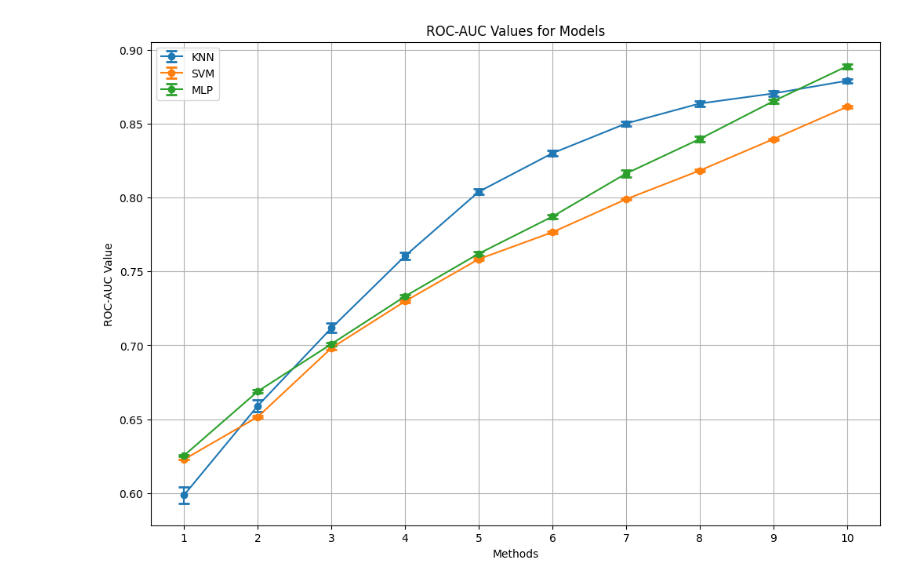
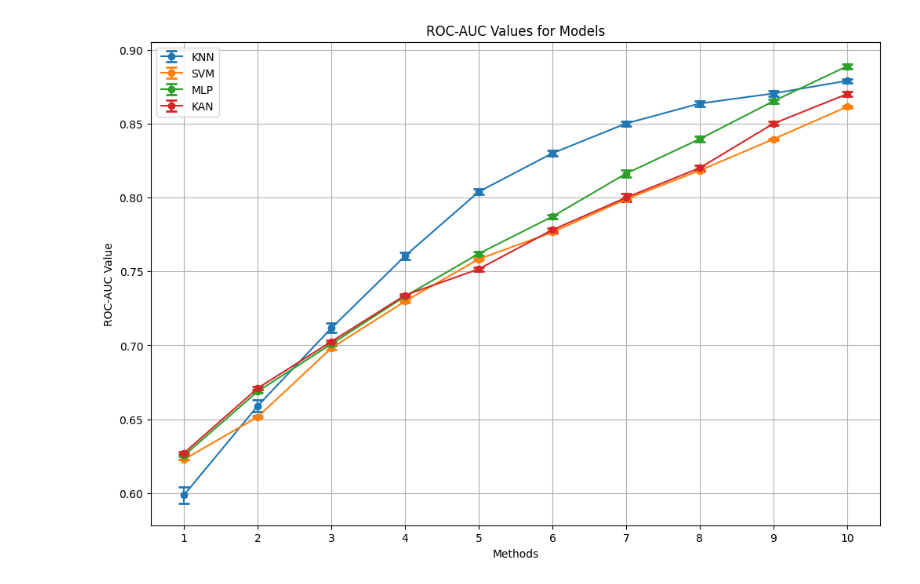
Before and after one commit to kang-lee-lab/long_to_short_dass, a Jupyter notebook: plotting.ipynb, the cells around one changed output. Drawn from its saved outputs; the diff is of its cells as text; code cells hidden in the pictures.

Commit message:
updated KAN and plotting code, results

```diff
--- a/plotting.ipynb
+++ b/plotting.ipynb
@@ -14,32 +14,33 @@ std_dev_roc_auc_knn = [0.005590221344156059, 0.003978889751908232, 0.00316332952
 mean_roc_auc_mlp = [0.6254820728904136, 0.668849072036888, 0.7009131033088554, 0.7331558112774551, 0.7620275667500042, 0.7870966764814662, 0.8162011565947166, 0.8395993666542892, 0.8651772305519575, 0.8888225776639596]
 std_dev_roc_auc_mlp = [0.0006369985333501471, 0.0011828008417179236, 0.0011157459569542227, 0.0008736735634090554, 0.0013305133203463492, 0.0012495124862448193, 0.0024758462867451258, 0.001971971070354842, 0.001268394488869573, 0.001583404776912306]
 
 mean_roc_auc_svm = [0.6228340933909021, 0.6515934387971085, 0.6981511106236123, 0.7298254086411688, 0.7583365478575034, 0.776509615540945, 0.7988631197559968, 0.8182489623092714, 0.8395262255931838, 0.8613597594415674]
 std_dev_roc_auc_svm = [3.2235699234795716e-06, 0.0009580124446354057, 0.0013088888834133397, 0.0007506535453781903, 0.000675560167746635, 0.0008067255526078886, 0.0006596924867048774, 0.0006394669250633616, 0.0005670908766614004, 0.0006540472711844035]
 
 mean_roc_auc_kan = [0.6271854743972032, 0.6710102903689872, 0.7025636442999182, 0.7338923304583849, 0.7516075157851004, 0.77808939752284, 0.7999398552670021, 0.82, 0.85, 0.87]
 std_dev_roc_auc_kan = [0.0006369985333501471, 0.0011828008417179236, 0.0011157459569542227, 0.0008736735634090554, 0.0013305133203463492, 0.0012495124862448193, 0.0024758462867451258, 0.001971971070354842, 0.001268394488869573, 0.001583404776912306]
 
 # Plotting
 plt.figure(figsize=(12, 8))
 
 # Plot KNN data
 plt.errorbar(methods, mean_roc_auc_knn, yerr=std_dev_roc_auc_knn, fmt='-o', capsize=5, capthick=2, label='KNN')
 
 # Plot each model with a loop
 for mean_roc_auc, std_dev_roc_auc, label in [
     (mean_roc_auc_svm, std_dev_roc_auc_svm, 'SVM'),
-    (mean_roc_auc_mlp, std_dev_roc_auc_mlp, 'MLP')
+    (mean_roc_auc_mlp, std_dev_roc_auc_mlp, 'MLP'),
+    (mean_roc_auc_kan, std_dev_roc_auc_kan, 'KAN')
 ]:
     plt.errorbar(methods, mean_roc_auc, yerr=std_dev_roc_auc, fmt='-o', capsize=5, capthick=2, label=label)
 
 plt.xlabel('Methods')
 plt.ylabel('ROC-AUC Value')
 plt.title('ROC-AUC Values for Models')
 plt.xticks(methods)  # Ensure the x-axis only shows integer ticks
 plt.grid(True)
 plt.legend()
 plt.style.use('fast')  # Set the plot style to have a minimum background
 plt.show()
 # %% [output]
-[figure, old version]
+[figure, new version]
```
